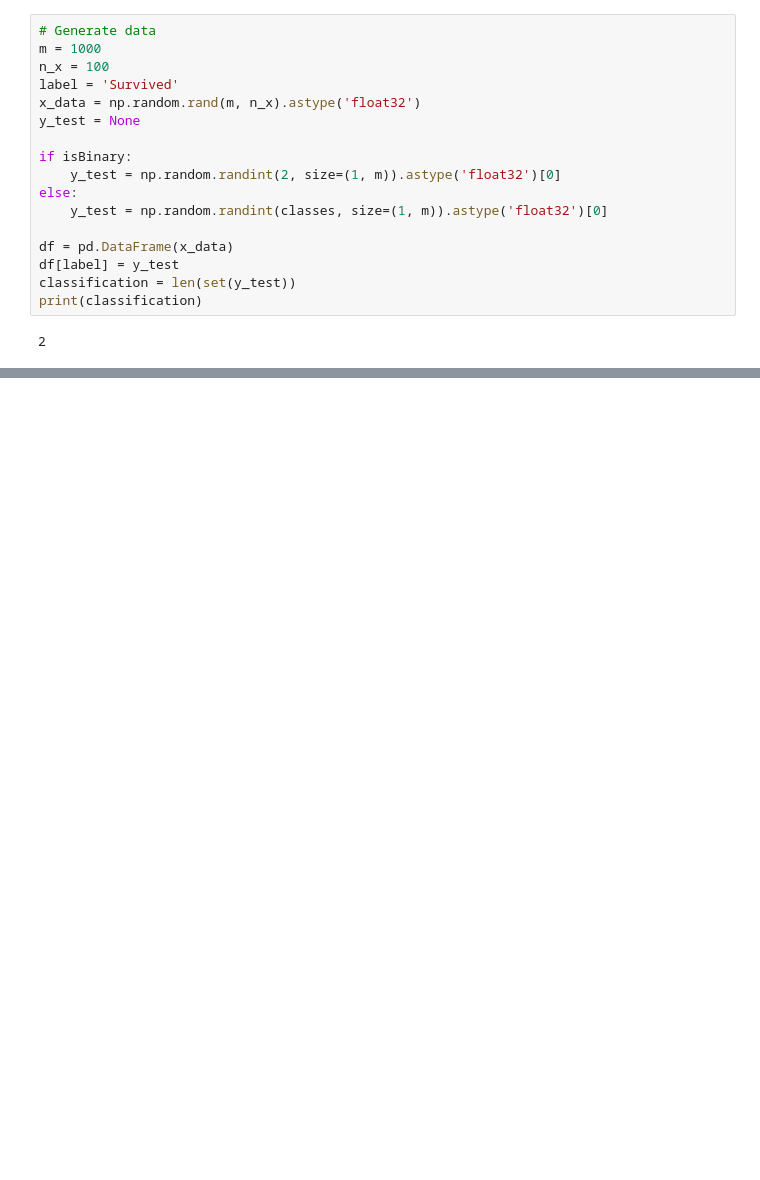
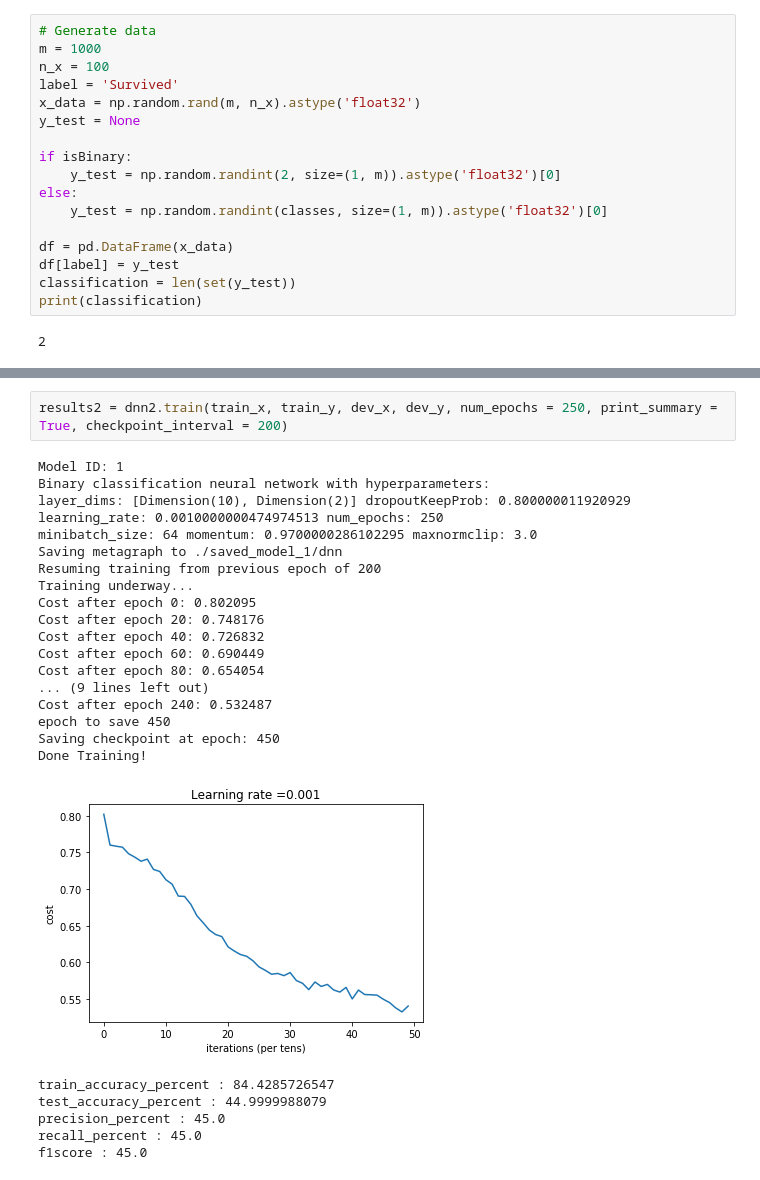
Before and after one commit to StanleyFung/DeepNeuralNet, a Jupyter notebook: example.ipynb, the cells around one changed output, grey strips where cells are left out. Drawn from its saved outputs; the diff is of its cells as text; blank space fills up the shorter version.

```diff
--- a/example.ipynb
+++ b/example.ipynb
@@ -74,0 +80,26 @@ print(predictions.shape)
+# %%
+results2 = dnn2.train(train_x, train_y, dev_x, dev_y, num_epochs = 250, print_summary = True, checkpoint_interval = 200)
+# %% [output]
+Model ID: 1
+Binary classification neural network with hyperparameters:
+layer_dims: [Dimension(10), Dimension(2)] dropoutKeepProb: 0.800000011920929 learning_rate: 0.0010000000474974513 num_epochs: 250
+minibatch_size: 64 momentum: 0.9700000286102295 maxnormclip: 3.0
+Saving metagraph to ./saved_model_1/dnn
+Resuming training from previous epoch of 200
+Training underway...
+Cost after epoch 0: 0.802095
+Cost after epoch 20: 0.748176
+Cost after epoch 40: 0.726832
+Cost after epoch 60: 0.690449
+Cost after epoch 80: 0.654054
+... (9 lines left out)
+Cost after epoch 240: 0.532487
+epoch to save 450
+Saving checkpoint at epoch: 450
+Done Training!
+[figure, added]
+train_accuracy_percent : 84.4285726547
+test_accuracy_percent : 44.9999988079
+precision_percent : 45.0
+recall_percent : 45.0
+f1score : 45.0
```
Also changed, not shown: parts of 5 cells of this notebook, 1 other file.
